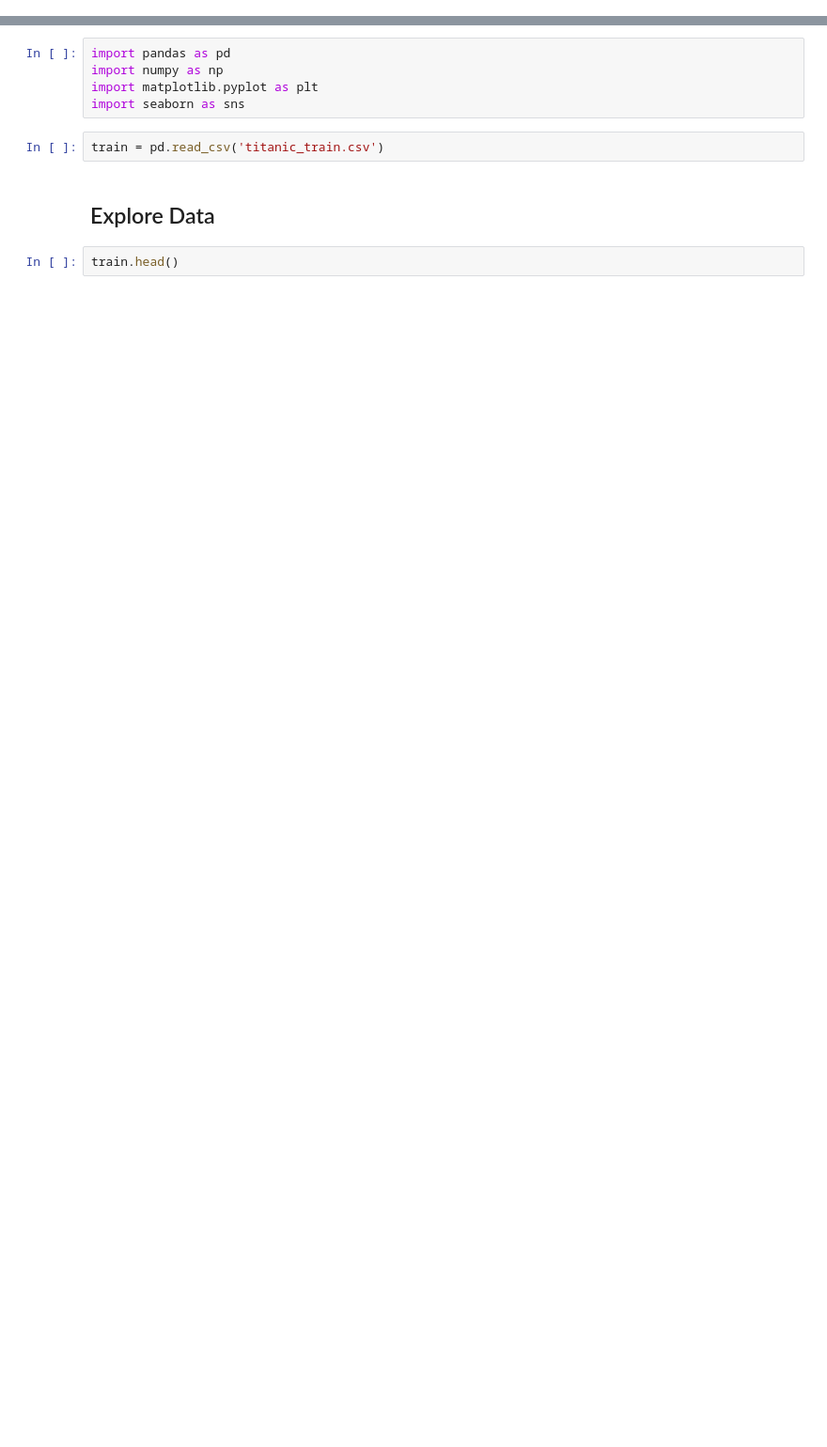
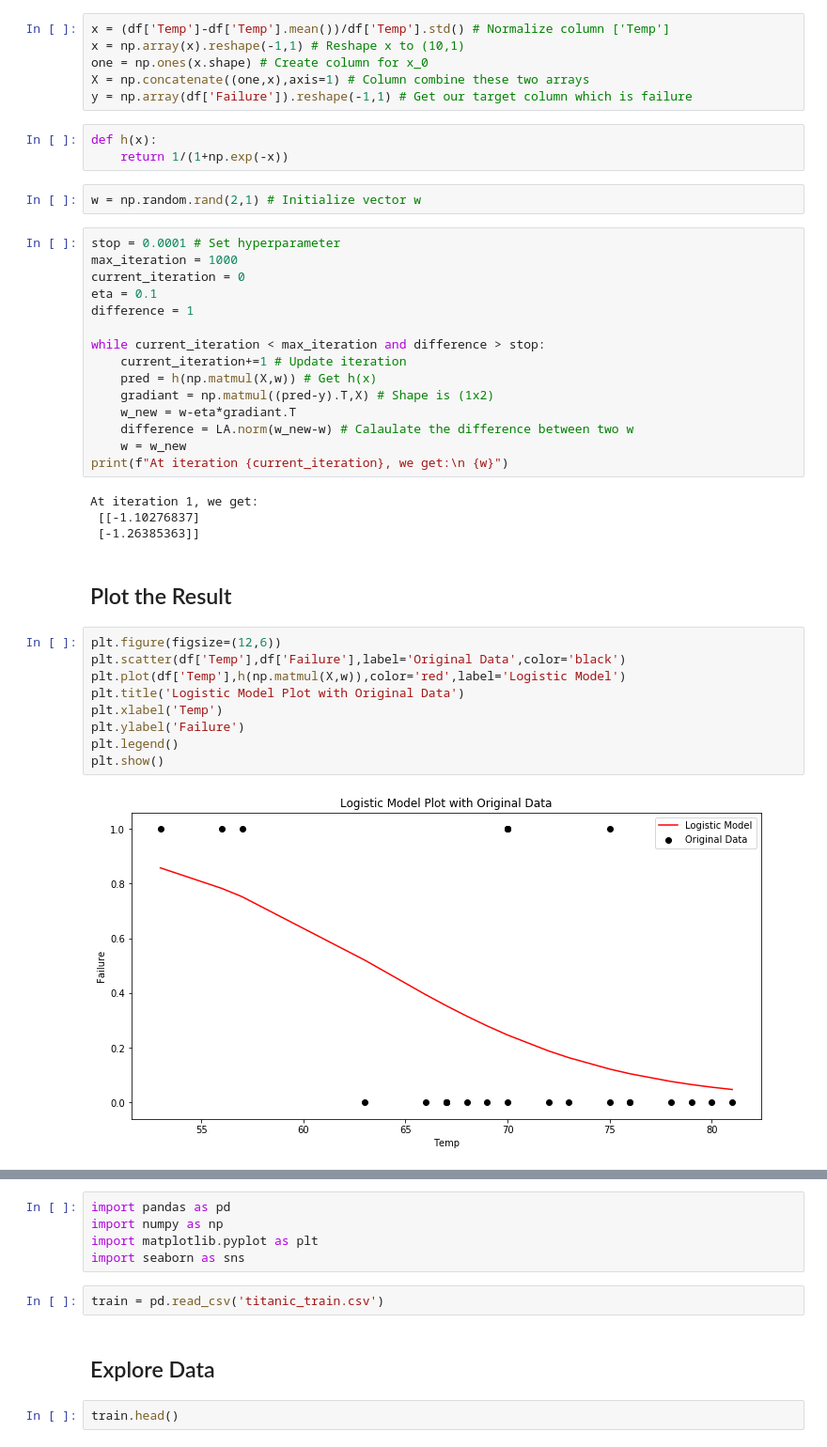
Before and after one commit to d5423197/MachineLearning, a Jupyter notebook: Logistic Regression/Logistic Regression.ipynb, the cells around one changed output, grey strips where cells are left out. Shown: that part at 94% size. Cells and saved outputs as stored; diff of their text form; blank space fills up the shorter version.

Commit message:
update logistic regression

```diff
--- a/Logistic Regression/Logistic Regression.ipynb
+++ b/Logistic Regression/Logistic Regression.ipynb
@@ -0,0 +89,43 @@
+# %%
+x = (df['Temp']-df['Temp'].mean())/df['Temp'].std() # Normalize column ['Temp']
+x = np.array(x).reshape(-1,1) # Reshape x to (10,1)
+one = np.ones(x.shape) # Create column for x_0
+X = np.concatenate((one,x),axis=1) # Column combine these two arrays
+y = np.array(df['Failure']).reshape(-1,1) # Get our target column which is failure
+# %%
+def h(x):
+    return 1/(1+np.exp(-x))
+# %%
+w = np.random.rand(2,1) # Initialize vector w
+# %%
+stop = 0.0001 # Set hyperparameter
+max_iteration = 1000
+current_iteration = 0
+eta = 0.1
+difference = 1
+
+while current_iteration < max_iteration and difference > stop:
+    current_iteration+=1 # Update iteration
+    pred = h(np.matmul(X,w)) # Get h(x)
+    gradiant = np.matmul((pred-y).T,X) # Shape is (1x2)
+    w_new = w-eta*gradiant.T
+    difference = LA.norm(w_new-w) # Calaulate the difference between two w
+    w = w_new
+print(f"At iteration {current_iteration}, we get:\n {w}")
+# %% [output]
+At iteration 1, we get:
+ [[-1.10276837]
+ [-1.26385363]]
+# %% [markdown]
+## Plot the Result
+# %%
+plt.figure(figsize=(12,6))
+plt.scatter(df['Temp'],df['Failure'],label='Original Data',color='black')
+plt.plot(df['Temp'],h(np.matmul(X,w)),color='red',label='Logistic Model')
+plt.title('Logistic Model Plot with Original Data')
+plt.xlabel('Temp')
+plt.ylabel('Failure')
+plt.legend()
+plt.show()
+# %% [output]
+[figure, added]
```
Also changed, not shown: parts of 15 cells of this notebook, 8 other files.
